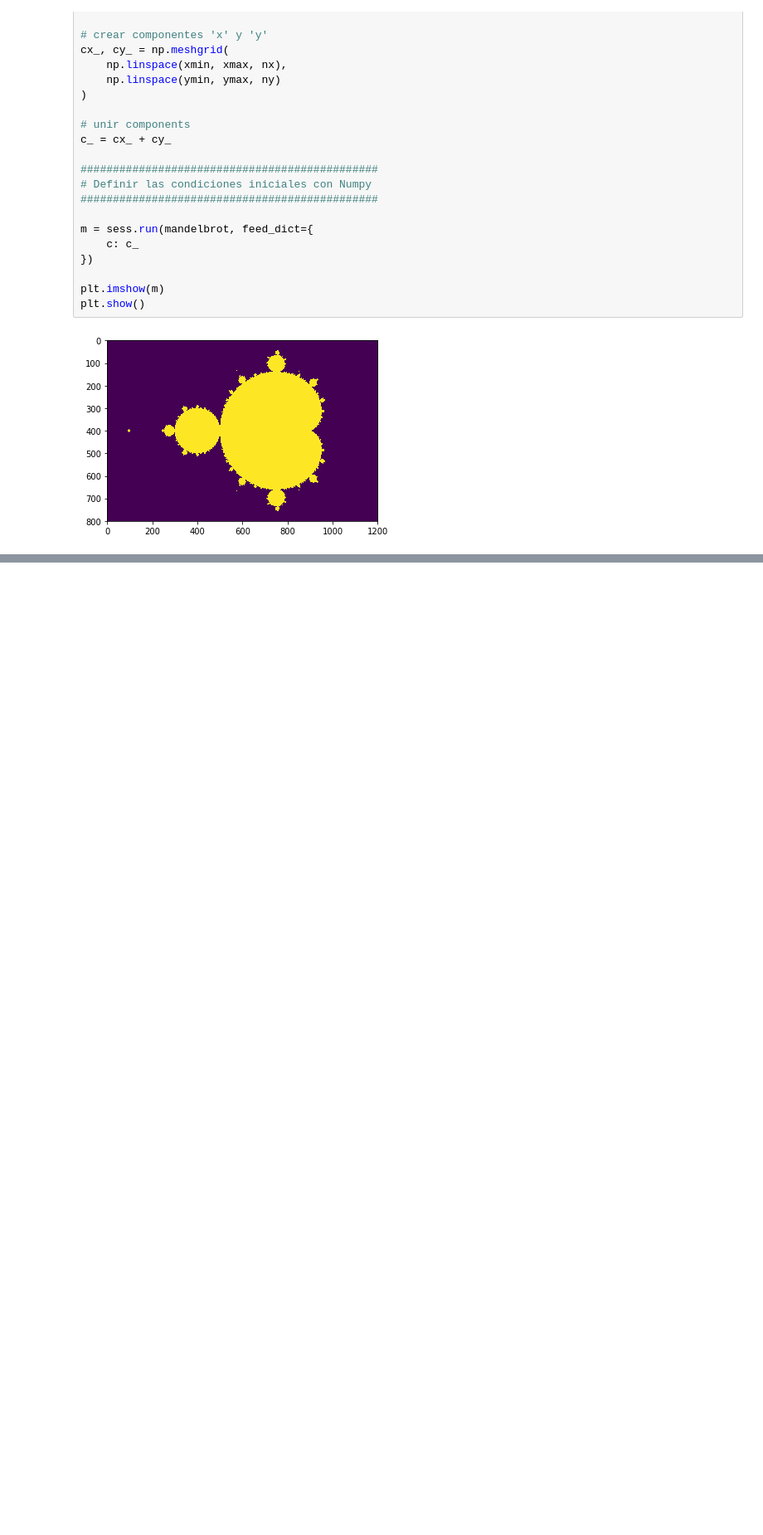
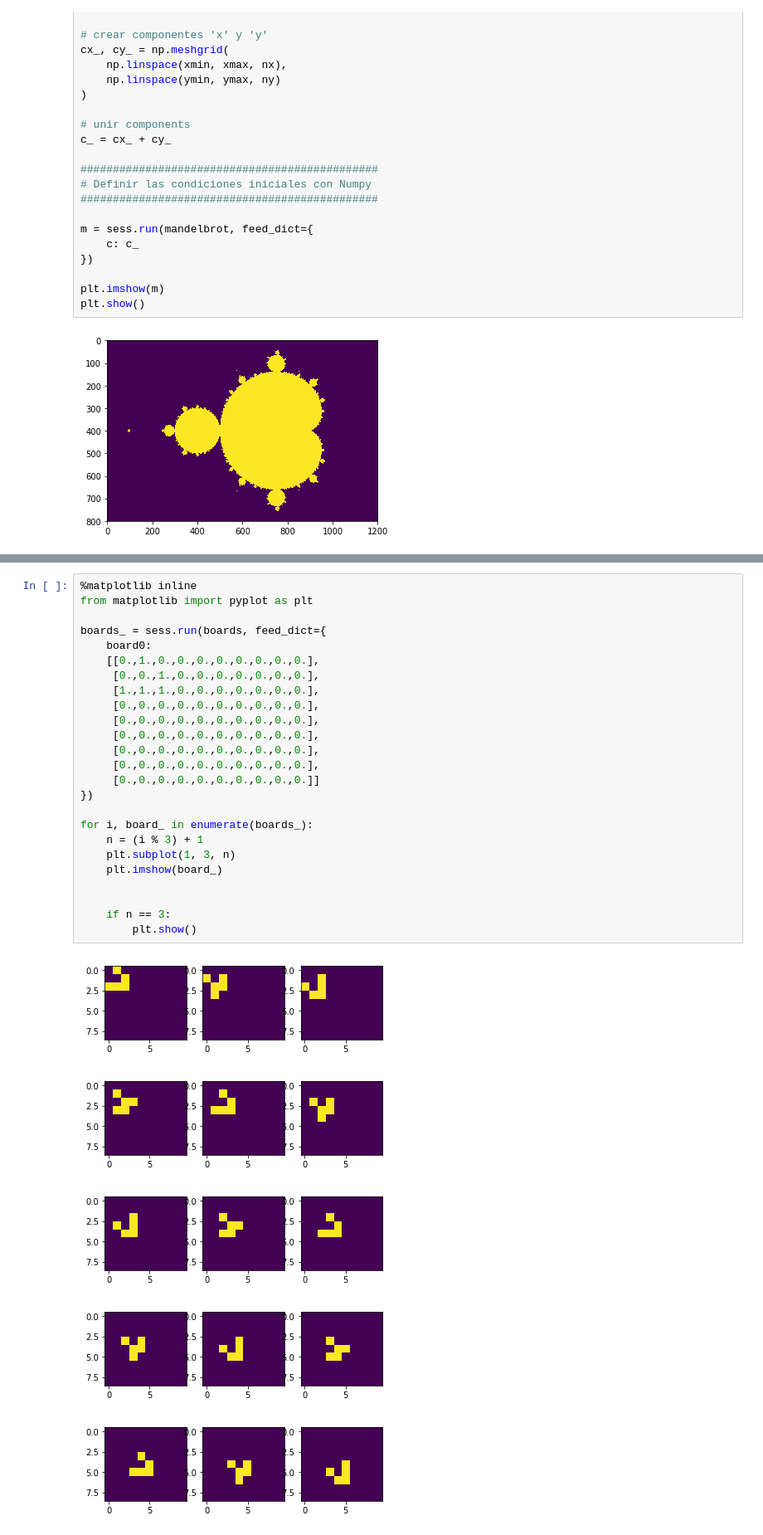
Before and after one commit to cgarciae/exn, a Jupyter notebook: notebooks/t1/2-de-numpy-a-tensorflow.ipynb, the cells around one changed output, grey strips where cells are left out. Shown at 83% size. Saved outputs shown, nothing was run; the diff lists cells and outputs as text; blank space fills up the shorter version.

```diff
--- a/notebooks/t1/2-de-numpy-a-tensorflow.ipynb
+++ b/notebooks/t1/2-de-numpy-a-tensorflow.ipynb
@@ -324,0 +372,31 @@ plt.show()
+# %%
+%matplotlib inline
+from matplotlib import pyplot as plt
+
+boards_ = sess.run(boards, feed_dict={
+    board0:
+    [[0.,1.,0.,0.,0.,0.,0.,0.,0.,0.],
+     [0.,0.,1.,0.,0.,0.,0.,0.,0.,0.],
+     [1.,1.,1.,0.,0.,0.,0.,0.,0.,0.],
+     [0.,0.,0.,0.,0.,0.,0.,0.,0.,0.],
+     [0.,0.,0.,0.,0.,0.,0.,0.,0.,0.],
+     [0.,0.,0.,0.,0.,0.,0.,0.,0.,0.],
+     [0.,0.,0.,0.,0.,0.,0.,0.,0.,0.],
+     [0.,0.,0.,0.,0.,0.,0.,0.,0.,0.],
+     [0.,0.,0.,0.,0.,0.,0.,0.,0.,0.]]
+})
+
+for i, board_ in enumerate(boards_):
+    n = (i % 3) + 1
+    plt.subplot(1, 3, n)
+    plt.imshow(board_)
+
+
+    if n == 3:
+        plt.show()
+# %% [output]
+[figure, added]
+[figure, added]
+[figure, added]
+[figure, added]
+[figure, added]
```
Also changed, not shown: parts of 2 cells of this notebook.
